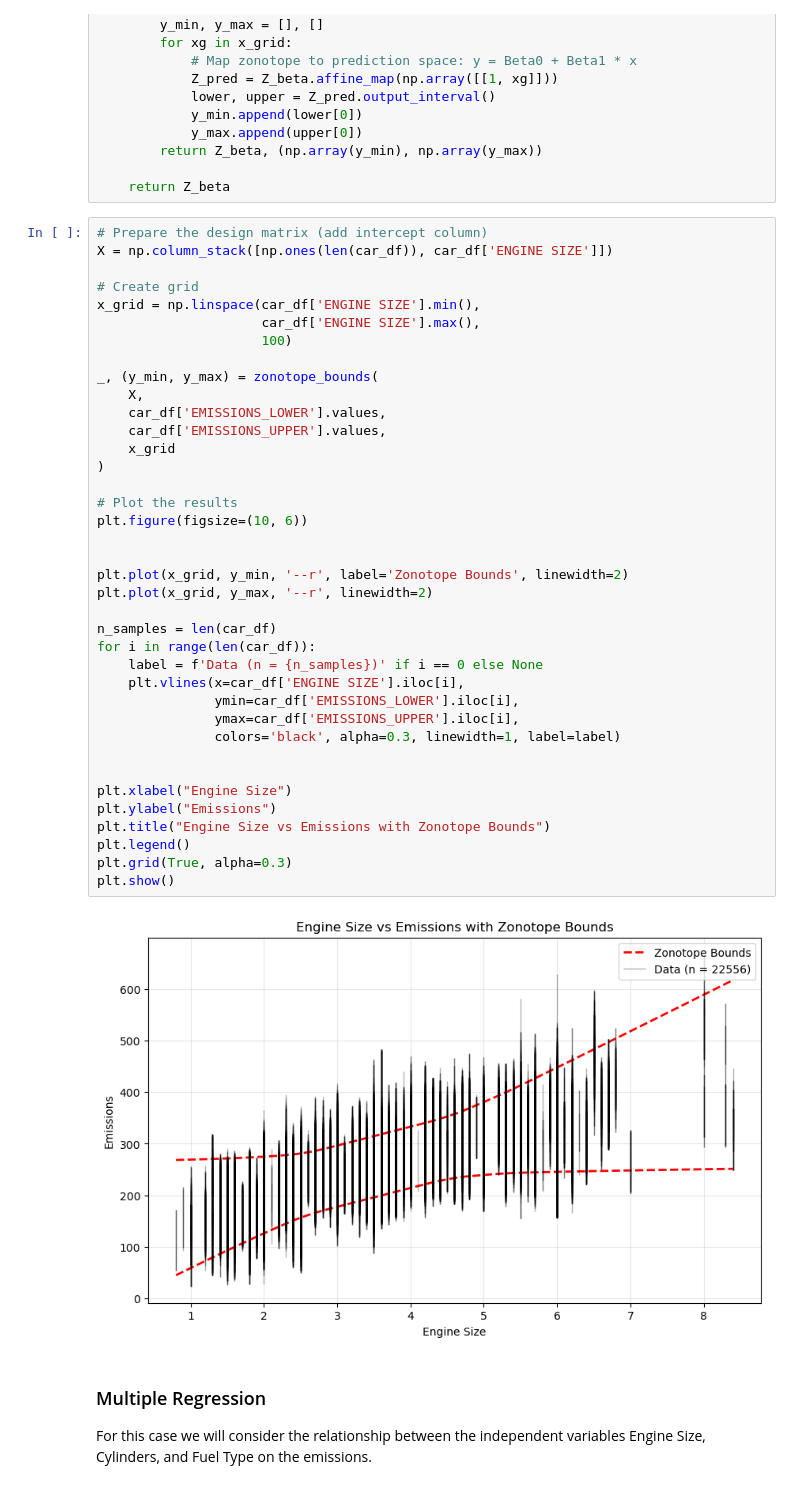
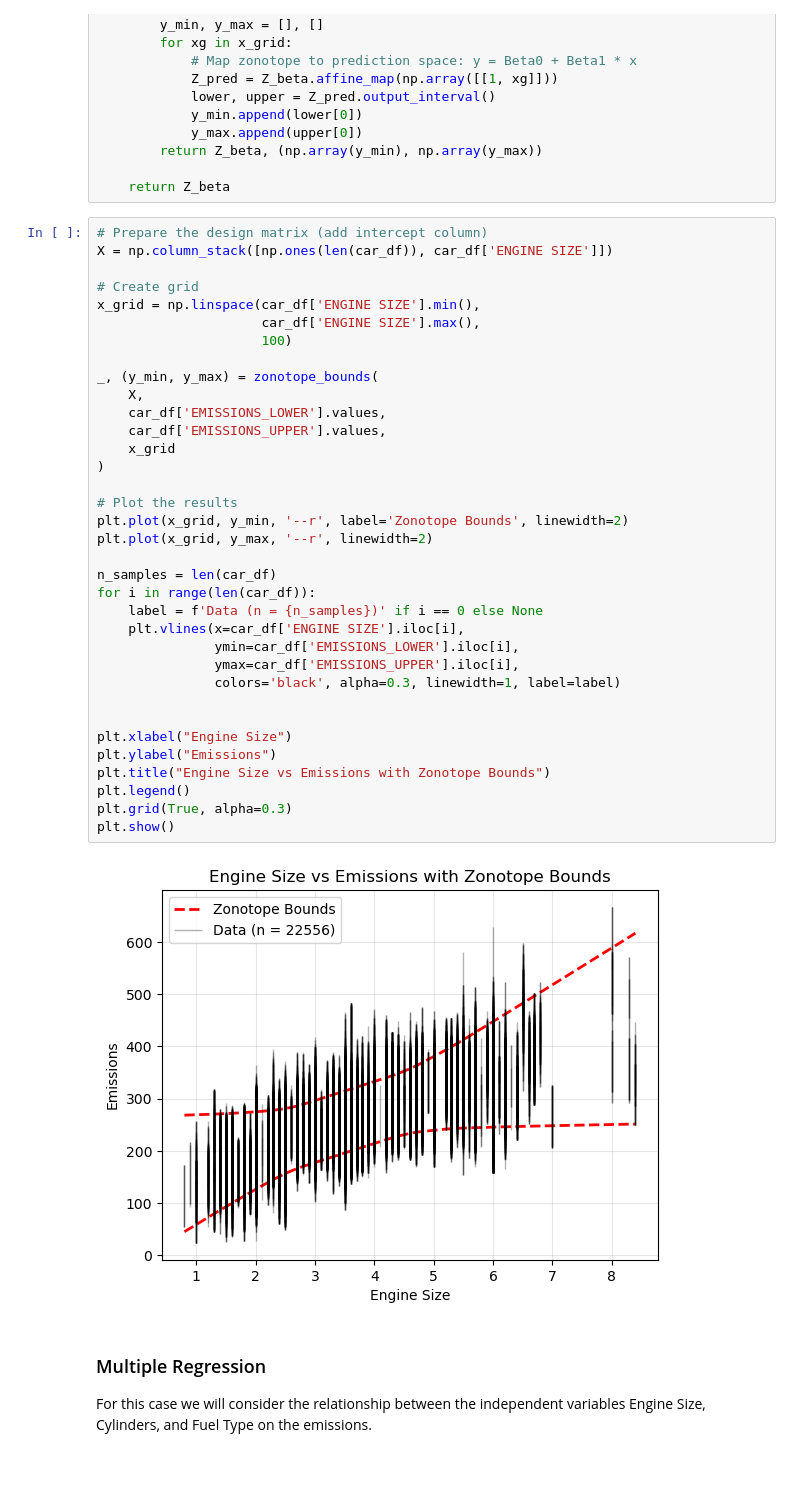
Before and after one commit to MattCodes03/Zonotopic-representation-of-multi-variable-regression-with-interval-dependent-variables, a Jupyter notebook: results_emissions_dataset.ipynb, the cells around one changed output. Drawn from its saved outputs; the diff is of its cells as text.

Commit message:
Updated Figure size to be consistent

```diff
--- a/results_emissions_dataset.ipynb
+++ b/results_emissions_dataset.ipynb
@@ -144,37 +144,34 @@ x_grid = np.linspace(car_df['ENGINE SIZE'].min(),
                      car_df['ENGINE SIZE'].max(),
                      100)
 
 _, (y_min, y_max) = zonotope_bounds(
     X,
     car_df['EMISSIONS_LOWER'].values,
     car_df['EMISSIONS_UPPER'].values,
     x_grid
 )
 
 # Plot the results
-plt.figure(figsize=(10, 6))
-
-
 plt.plot(x_grid, y_min, '--r', label='Zonotope Bounds', linewidth=2)
 plt.plot(x_grid, y_max, '--r', linewidth=2)
 
 n_samples = len(car_df)
 for i in range(len(car_df)):
     label = f'Data (n = {n_samples})' if i == 0 else None
     plt.vlines(x=car_df['ENGINE SIZE'].iloc[i],
                ymin=car_df['EMISSIONS_LOWER'].iloc[i],
                ymax=car_df['EMISSIONS_UPPER'].iloc[i],
                colors='black', alpha=0.3, linewidth=1, label=label)
 
 
 plt.xlabel("Engine Size")
 plt.ylabel("Emissions")
 plt.title("Engine Size vs Emissions with Zonotope Bounds")
 plt.legend()
 plt.grid(True, alpha=0.3)
 plt.show()
 # %% [output]
-[figure, old version]
+[figure, new version]
 # %% [markdown]
 ### Multiple Regression
 For this case we will consider the relationship between the independent variables Engine Size, Cylinders, and Fuel Type on the emissions.
```
